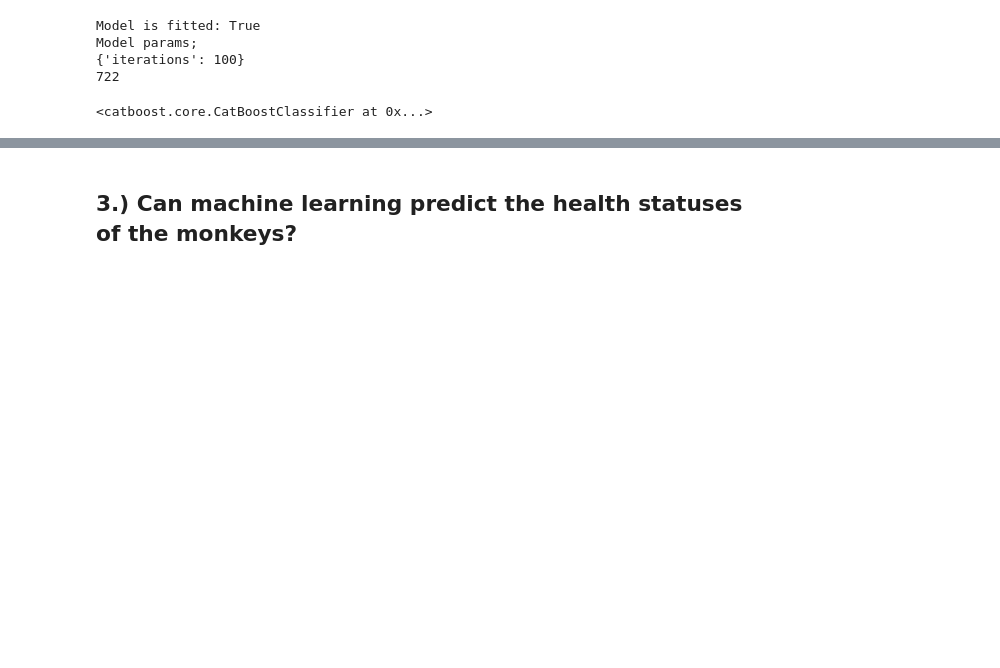
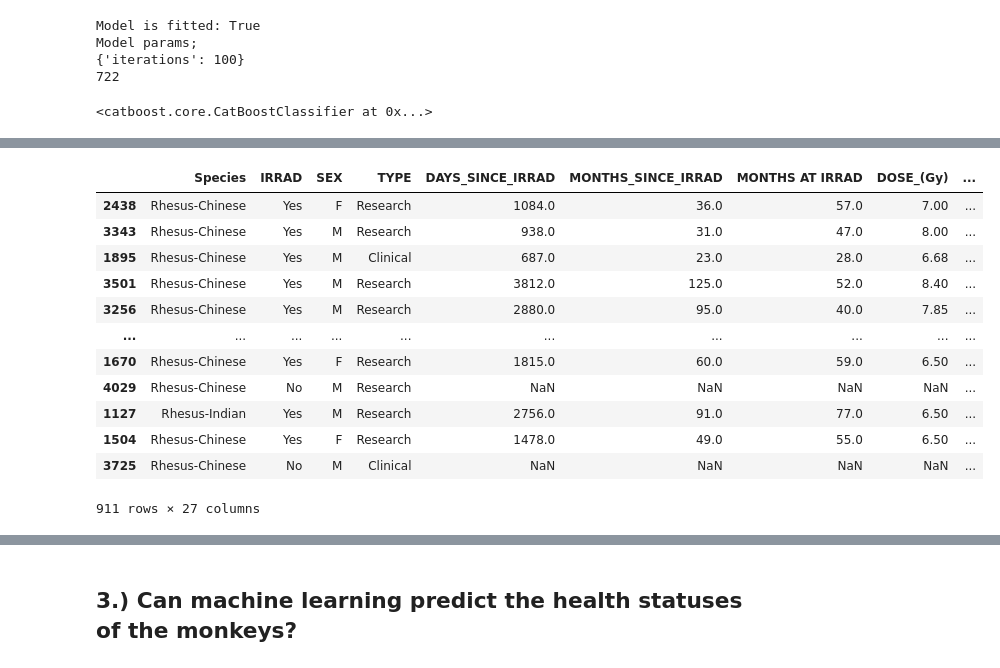
Before and after one commit to aidan-lew/monkey_health, a Jupyter notebook: monkeys_irrad_sept-2022.ipynb, the cells around one changed output, grey strips where cells are left out. Drawn from its saved outputs; the diff is of its cells as text; code cells hidden in the pictures; blank space fills up the shorter version.

```diff
--- a/monkeys_irrad_sept-2022.ipynb
+++ b/monkeys_irrad_sept-2022.ipynb
@@ -672,0 +614,16 @@ ImportError: cannot import name 'CatBoostPruningCallback' from 'optuna.integrati
+# %%
+X_validation
+# %% [output]
+|  | Species | IRRAD | SEX | TYPE | DAYS_SINCE_IRRAD | MONTHS_SINCE_IRRAD | MONTHS AT IRRAD | DOSE_(Gy) | ... |
+| 2438 | Rhesus-Chinese | Yes | F | Research | 1084.0 | 36.0 | 57.0 | 7.00 | ... |
+| 3343 | Rhesus-Chinese | Yes | M | Research | 938.0 | 31.0 | 47.0 | 8.00 | ... |
+| 1895 | Rhesus-Chinese | Yes | M | Clinical | 687.0 | 23.0 | 28.0 | 6.68 | ... |
+| 3501 | Rhesus-Chinese | Yes | M | Research | 3812.0 | 125.0 | 52.0 | 8.40 | ... |
+| 3256 | Rhesus-Chinese | Yes | M | Research | 2880.0 | 95.0 | 40.0 | 7.85 | ... |
+| ... | ... | ... | ... | ... | ... | ... | ... | ... | ... |
+| 1670 | Rhesus-Chinese | Yes | F | Research | 1815.0 | 60.0 | 59.0 | 6.50 | ... |
+| 4029 | Rhesus-Chinese | No | M | Research | NaN | NaN | NaN | NaN | ... |
+| 1127 | Rhesus-Indian | Yes | M | Research | 2756.0 | 91.0 | 77.0 | 6.50 | ... |
+| 1504 | Rhesus-Chinese | Yes | F | Research | 1478.0 | 49.0 | 55.0 | 6.50 | ... |
+| 3725 | Rhesus-Chinese | No | M | Clinical | NaN | NaN | NaN | NaN | ... |
+911 rows × 27 columns
```
Also changed, not shown: parts of 14 cells of this notebook.
